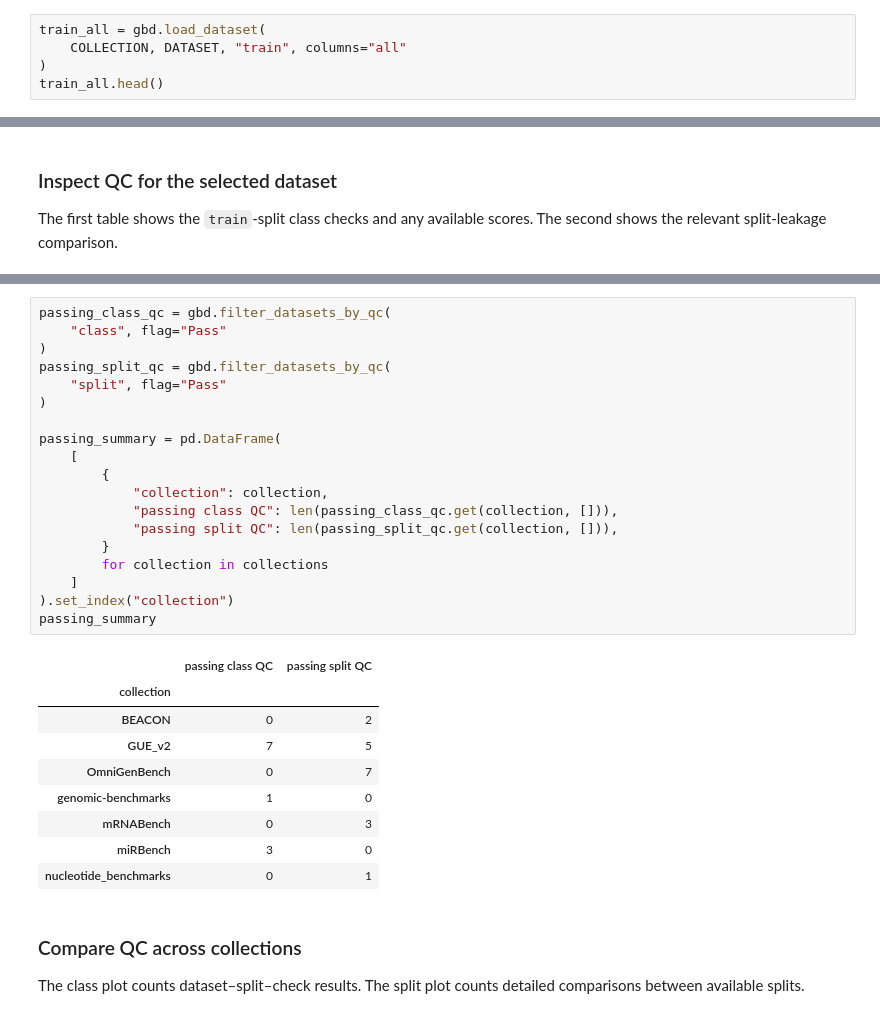
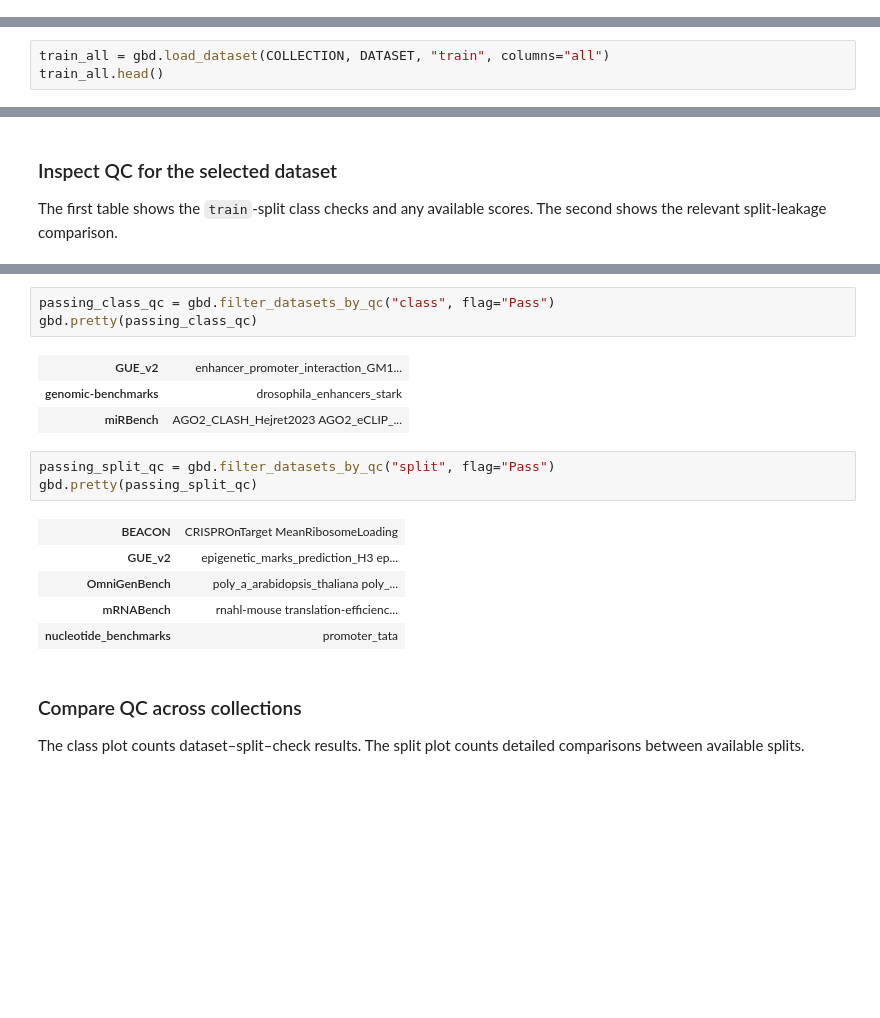
Before and after one commit to genomic-benchmarks/genomic-benchmarks-data, a Jupyter notebook: tutorials/genomic-benchmarks-data.ipynb, the cells around one changed output, grey strips where cells are left out. Cells and saved outputs as stored; diff of their text form; blank space fills up the shorter version.

```diff
--- a/tutorials/genomic-benchmarks-data.ipynb
+++ b/tutorials/genomic-benchmarks-data.ipynb
@@ -198,5 +131,0 @@ Use `columns="all"` to include identifiers and any other auxiliary columns. The
-# %%
-train_all = gbd.load_dataset(
-    COLLECTION, DATASET, "train", columns="all"
-)
-train_all.head()
@@ -243,0 +165,3 @@ pd.Series(
+# %%
+train_all = gbd.load_dataset(COLLECTION, DATASET, "train", columns="all")
+train_all.head()
@@ -310,32 +253,19 @@ split_leakage
 # %%
-passing_class_qc = gbd.filter_datasets_by_qc(
-    "class", flag="Pass"
-)
-passing_split_qc = gbd.filter_datasets_by_qc(
-    "split", flag="Pass"
-)
-
-passing_summary = pd.DataFrame(
-    [
-        {
-            "collection": collection,
-            "passing class QC": len(passing_class_qc.get(collection, [])),
-            "passing split QC": len(passing_split_qc.get(collection, [])),
-        }
-        for collection in collections
-    ]
-).set_index("collection")
-passing_summary
+passing_class_qc = gbd.filter_datasets_by_qc("class", flag="Pass")
+gbd.pretty(passing_class_qc)
 # %% [output]
-|  | passing class QC | passing split QC |
-| collection |  |  |
-| BEACON | 0 | 2 |
-| GUE_v2 | 7 | 5 |
-| OmniGenBench | 0 | 7 |
-| genomic-benchmarks | 1 | 0 |
-| mRNABench | 0 | 3 |
-| miRBench | 3 | 0 |
-| nucleotide_benchmarks | 0 | 1 |
+| GUE_v2 | enhancer_promoter_interaction_GM1... |
+| genomic-benchmarks | drosophila_enhancers_stark |
+| miRBench | AGO2_CLASH_Hejret2023 AGO2_eCLIP_... |
+# %%
+passing_split_qc = gbd.filter_datasets_by_qc("split", flag="Pass")
+gbd.pretty(passing_split_qc)
+# %% [output]
+| BEACON | CRISPROnTarget MeanRibosomeLoading |
+| GUE_v2 | epigenetic_marks_prediction_H3 ep... |
+| OmniGenBench | poly_a_arabidopsis_thaliana poly_... |
+| mRNABench | rnahl-mouse translation-efficienc... |
+| nucleotide_benchmarks | promoter_tata |
 # %% [markdown]
 ### Compare QC across collections
 
```
Also changed, not shown: parts of 37 cells of this notebook, 6 other files.
